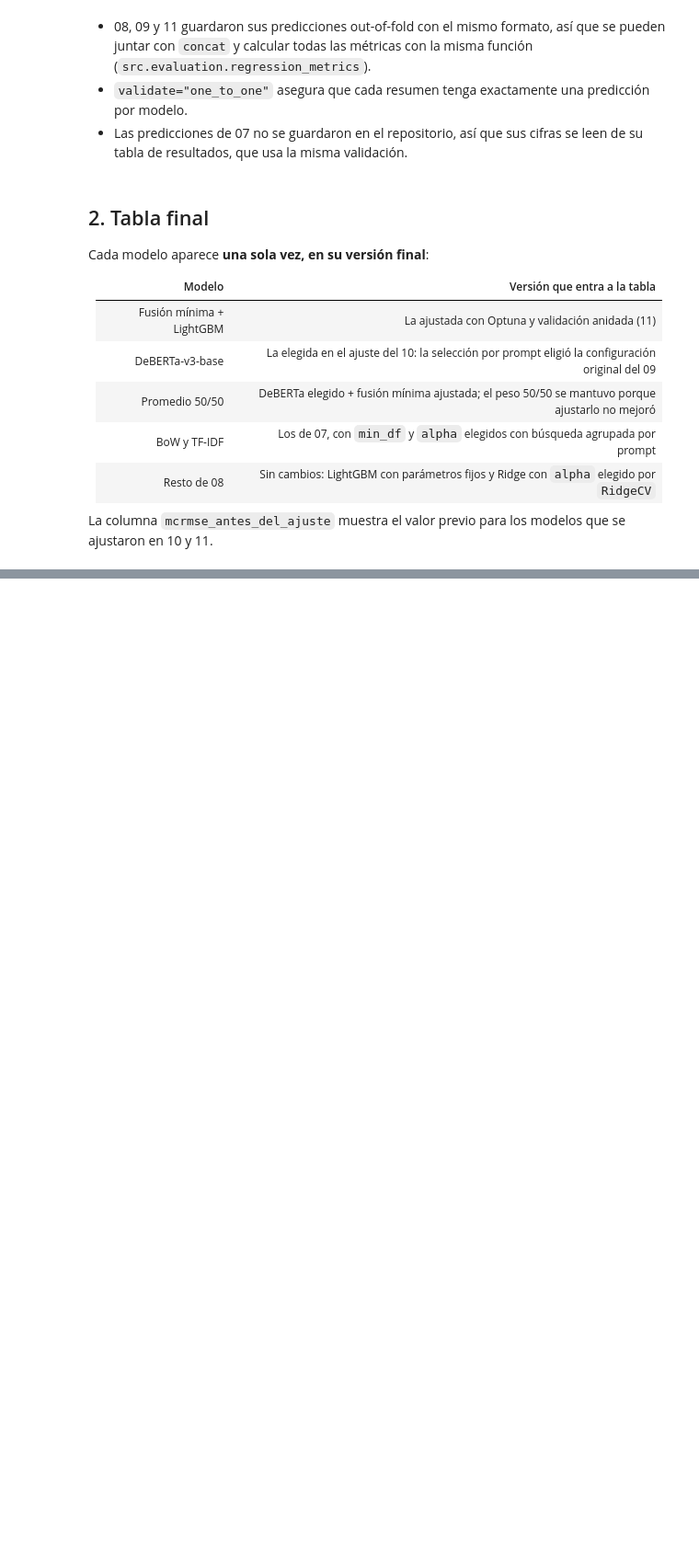
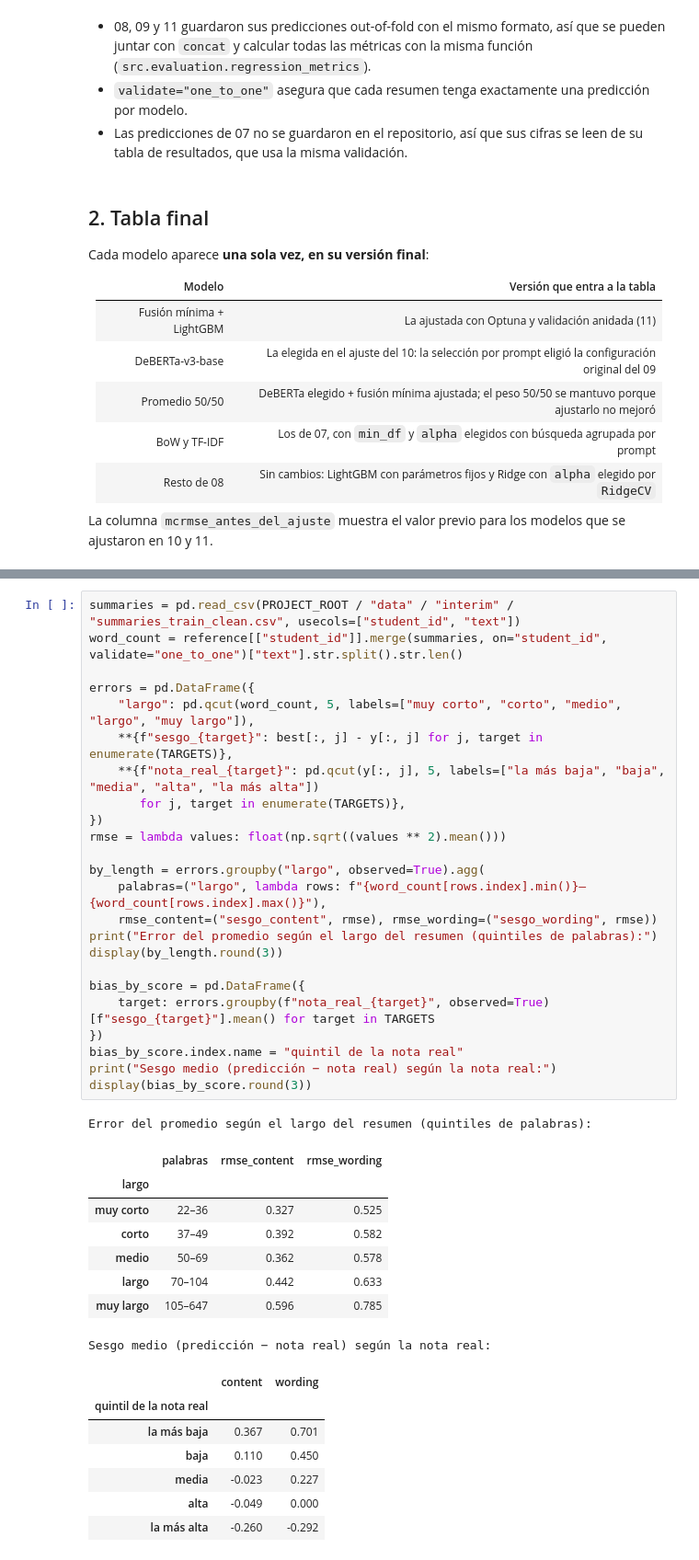
Before and after one commit to Vann06/proyecto2_DS, a Jupyter notebook: notebooks/12_comparacion_final.ipynb, the cells around one changed output, grey strips where cells are left out. Shown at 92% size. Cells and saved outputs as stored; diff of their text form; blank space fills up the shorter version.

```diff
--- a/notebooks/12_comparacion_final.ipynb
+++ b/notebooks/12_comparacion_final.ipynb
@@ -182,0 +314,41 @@ apenas movió los resultados, y combinar modelos distintos rindió más que perf
+# %%
+summaries = pd.read_csv(PROJECT_ROOT / "data" / "interim" / "summaries_train_clean.csv", usecols=["student_id", "text"])
+word_count = reference[["student_id"]].merge(summaries, on="student_id", validate="one_to_one")["text"].str.split().str.len()
+
+errors = pd.DataFrame({
+    "largo": pd.qcut(word_count, 5, labels=["muy corto", "corto", "medio", "largo", "muy largo"]),
+    **{f"sesgo_{target}": best[:, j] - y[:, j] for j, target in enumerate(TARGETS)},
+    **{f"nota_real_{target}": pd.qcut(y[:, j], 5, labels=["la más baja", "baja", "media", "alta", "la más alta"])
+       for j, target in enumerate(TARGETS)},
+})
+rmse = lambda values: float(np.sqrt((values ** 2).mean()))
+
+by_length = errors.groupby("largo", observed=True).agg(
+    palabras=("largo", lambda rows: f"{word_count[rows.index].min()}–{word_count[rows.index].max()}"),
+    rmse_content=("sesgo_content", rmse), rmse_wording=("sesgo_wording", rmse))
+print("Error del promedio según el largo del resumen (quintiles de palabras):")
+display(by_length.round(3))
+
+bias_by_score = pd.DataFrame({
+    target: errors.groupby(f"nota_real_{target}", observed=True)[f"sesgo_{target}"].mean() for target in TARGETS
+})
+bias_by_score.index.name = "quintil de la nota real"
+print("Sesgo medio (predicción − nota real) según la nota real:")
+display(bias_by_score.round(3))
+# %% [output]
+Error del promedio según el largo del resumen (quintiles de palabras):
+|  | palabras | rmse_content | rmse_wording |
+| largo |  |  |  |
+| muy corto | 22–36 | 0.327 | 0.525 |
+| corto | 37–49 | 0.392 | 0.582 |
+| medio | 50–69 | 0.362 | 0.578 |
+| largo | 70–104 | 0.442 | 0.633 |
+| muy largo | 105–647 | 0.596 | 0.785 |
+Sesgo medio (predicción − nota real) según la nota real:
+|  | content | wording |
+| quintil de la nota real |  |  |
+| la más baja | 0.367 | 0.701 |
+| baja | 0.110 | 0.450 |
+| media | -0.023 | 0.227 |
+| alta | -0.049 | 0.000 |
+| la más alta | -0.260 | -0.292 |
```
Also changed, not shown: parts of 12 cells of this notebook, 4 other files.
